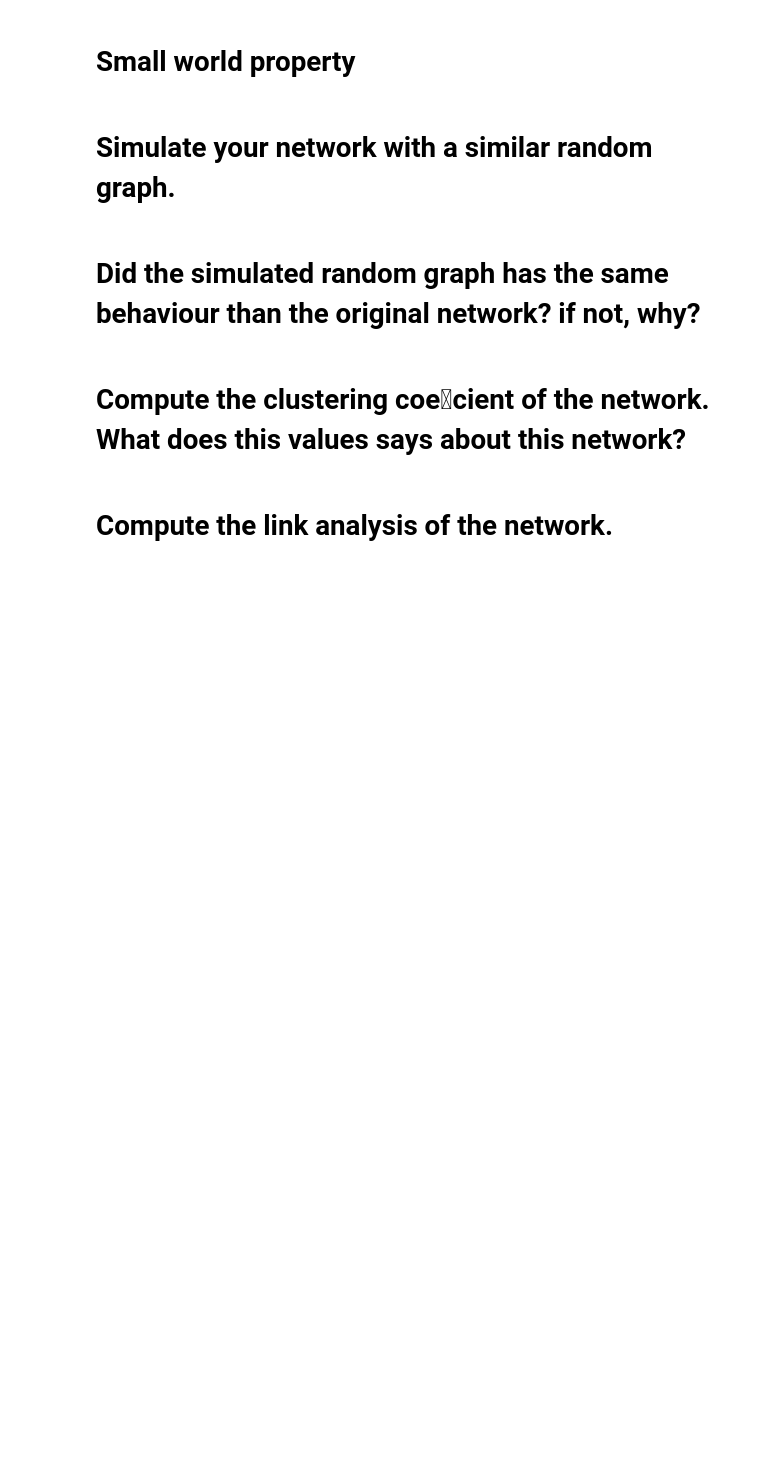
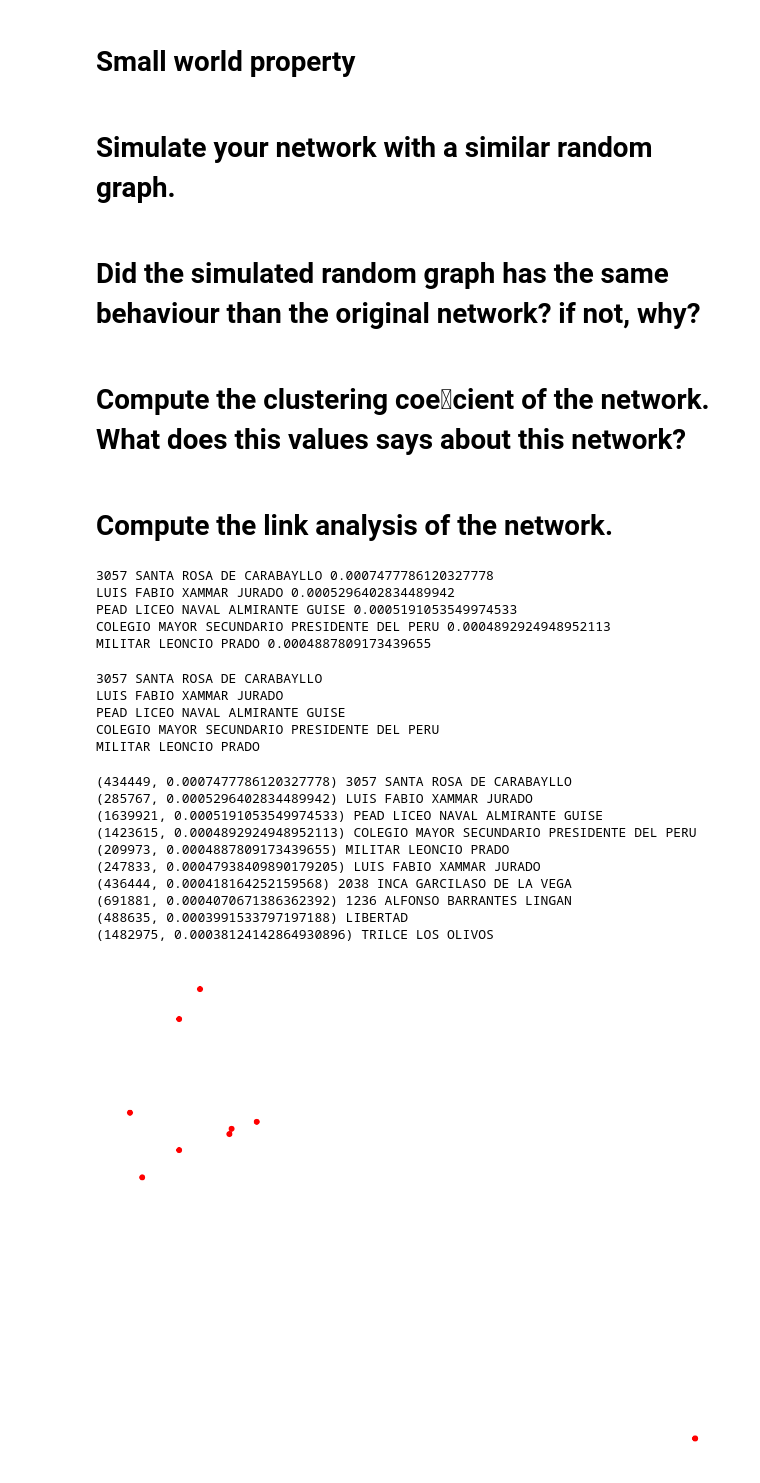
Before and after one commit to Maestria-Data-Science-UPC-G1/grafo_colegios, a Jupyter notebook: GrafoColegio.ipynb, the cells around one changed output. Cells and saved outputs as stored; diff of their text form; code cells hidden in the pictures; blank space fills up the shorter version.

```diff
--- a/GrafoColegio.ipynb
+++ b/GrafoColegio.ipynb
@@ -54,7 +54,8 @@ df_2020
 # %% [markdown]
 ## Cargando el archivo de labels
 # %%
-df_labels = pd.read_csv('data/traslados_ie_labels_2.csv', encoding='Windows-1252', usecols=lambda col: col != 13)
+#df_labels = pd.read_csv('data/traslados_ie_labels_2.csv', encoding='Windows-1252', usecols=lambda col: col != 13)
+df_labels = pd.read_csv('data/traslados_ie_labels_3.csv', encoding='Windows-1252', sep='|')
 df_labels
 # %% [output]
 |  | COD_MOD | ANEXO | D_DPTO | D_PROV | D_DIST | D_REGION | D_DREUGEL | GESTION | D_NIV_MOD | NOMBRE_IE | ... |
@@ -190,2 +227,56 @@ print(lista_ranks_pagerank)
 # %% [markdown]
 # Compute the link analysis of the network.
+# %%
+for n,v in ranks_pagerank_G1[:5]:
+    print(G1.nodes()[n]['nombre'],v)
+# %% [output]
+3057 SANTA ROSA DE CARABAYLLO 0.0007477786120327778
+LUIS FABIO XAMMAR JURADO 0.0005296402834489942
+PEAD LICEO NAVAL ALMIRANTE GUISE 0.0005191053549974533
+COLEGIO MAYOR SECUNDARIO PRESIDENTE DEL PERU 0.0004892924948952113
+MILITAR LEONCIO PRADO 0.0004887809173439655
+# %%
+for x in ranks_pagerank_G1[:5]:
+    print(G1.nodes()[x[0]]['nombre'])
+# %% [output]
+3057 SANTA ROSA DE CARABAYLLO
+LUIS FABIO XAMMAR JURADO
+PEAD LICEO NAVAL ALMIRANTE GUISE
+COLEGIO MAYOR SECUNDARIO PRESIDENTE DEL PERU
+MILITAR LEONCIO PRADO
+# %%
+#calcular las posiciones de la data
+pos_x = nx.get_node_attributes(G1, 'lat')
+pos_y = nx.get_node_attributes(G1, 'lon')
+pos = {u:(pos_x[u], pos_y[u]) for u in G1.nodes()}
+#tamaño de figura
+plt.figure(figsize=(15,12))
+plt.axis('off')
+
+#calcular top10 aeropuertos según pagerank
+a = []
+for aer in ranks_pagerank_G1[:10]:
+    print(aer, G1.nodes()[aer[0]]['nombre'])
+    a.append(aer[0])
+
+#nodos
+#nx.draw_networkx_nodes(G1, pos, node_size=10, node_color='b')
+##dibujar los nodos del top10 aeropuertos
+nx.draw_networkx_nodes(G1, pos, nodelist=a, node_size=50, node_color='r')
+
+#aristas
+#nx.draw_networkx_edges(openflights, pos, arrows=False, alpha=.1)
+
+plt.show()
+# %% [output]
+(434449, 0.0007477786120327778) 3057 SANTA ROSA DE CARABAYLLO
+(285767, 0.0005296402834489942) LUIS FABIO XAMMAR JURADO
+(1639921, 0.0005191053549974533) PEAD LICEO NAVAL ALMIRANTE GUISE
+(1423615, 0.0004892924948952113) COLEGIO MAYOR SECUNDARIO PRESIDENTE DEL PERU
+(209973, 0.0004887809173439655) MILITAR LEONCIO PRADO
+(247833, 0.00047938409890179205) LUIS FABIO XAMMAR JURADO
+(436444, 0.000418164252159568) 2038 INCA GARCILASO DE LA VEGA
+(691881, 0.0004070671386362392) 1236 ALFONSO BARRANTES LINGAN
+(488635, 0.0003991533797197188) LIBERTAD
+(1482975, 0.00038124142864930896) TRILCE LOS OLIVOS
+[figure, added]
```
Also changed, not shown: parts of 8 cells of this notebook, 2 other files.
